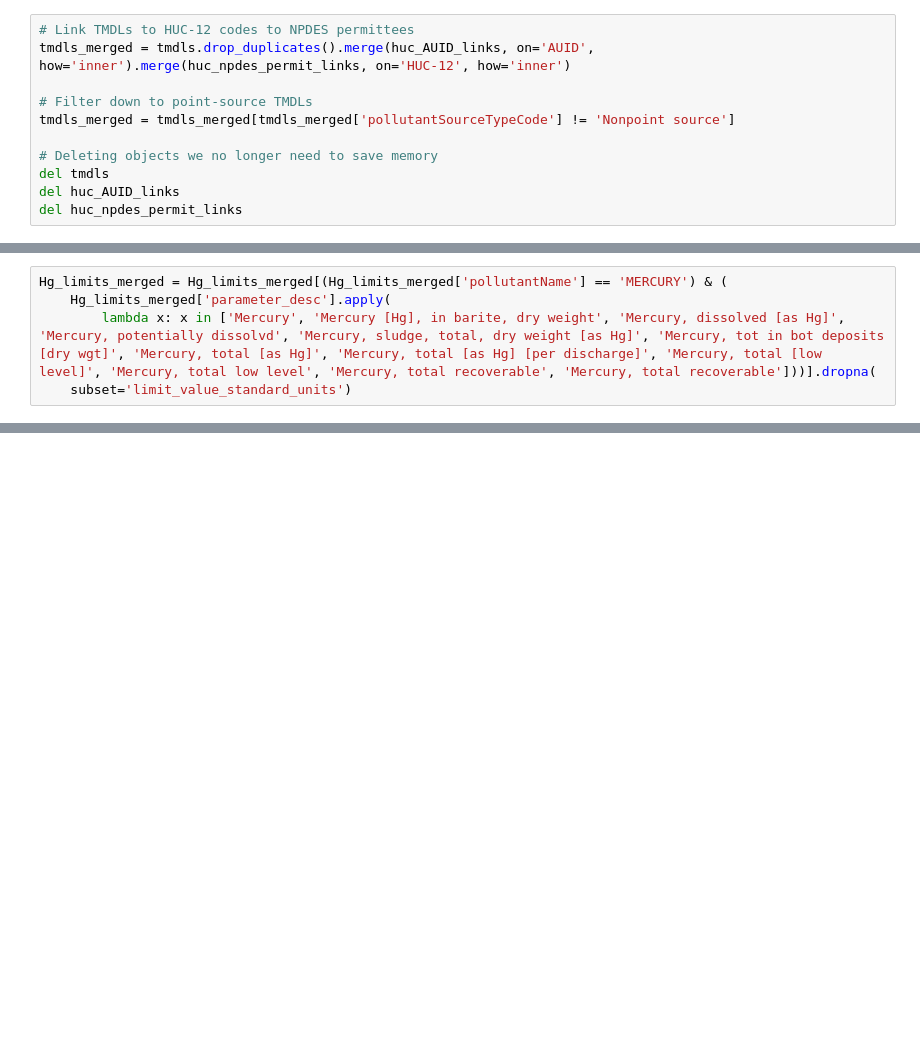
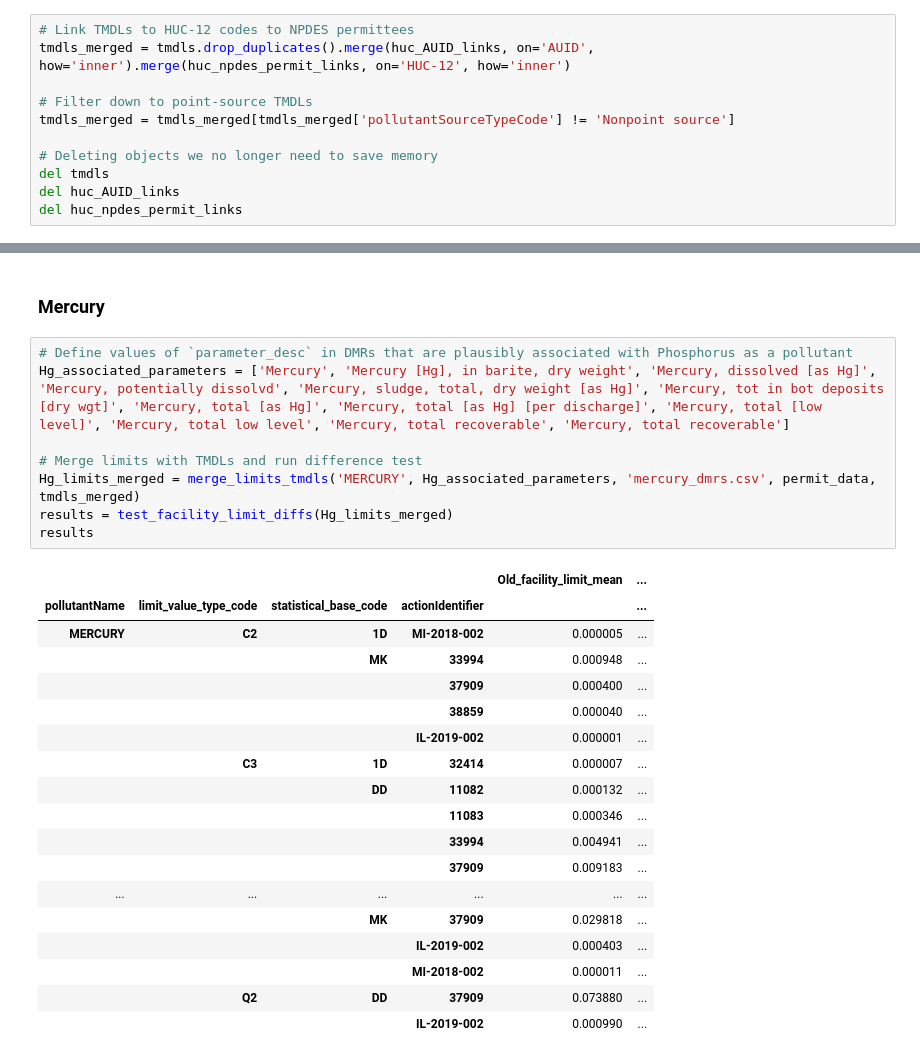
Before and after one commit to reglab/TMDLs_archived, a Jupyter notebook: exploring_grandfathering.ipynb, the cells around one changed output, grey strips where cells are left out. Drawn from its saved outputs; the diff is of its cells as text; blank space fills up the shorter version.

```diff
--- a/exploring_grandfathering.ipynb
+++ b/exploring_grandfathering.ipynb
@@ -295,5 +40,0 @@ Hg_limits_merged['incumbent'] = (Hg_limits_merged['issue_date'] <= Hg_limits_mer
-# %%
-Hg_limits_merged = Hg_limits_merged[(Hg_limits_merged['pollutantName'] == 'MERCURY') & (
-    Hg_limits_merged['parameter_desc'].apply(
-        lambda x: x in ['Mercury', 'Mercury [Hg], in barite, dry weight', 'Mercury, dissolved [as Hg]', 'Mercury, potentially dissolvd', 'Mercury, sludge, total, dry weight [as Hg]', 'Mercury, tot in bot deposits [dry wgt]', 'Mercury, total [as Hg]', 'Mercury, total [as Hg] [per discharge]', 'Mercury, total [low level]', 'Mercury, total low level', 'Mercury, total recoverable', 'Mercury, total recoverable']))].dropna(
-    subset='limit_value_standard_units')
@@ -342,0 +147,29 @@ plt.savefig('grandpa_plot_2.png', dpi=300)
+# %% [markdown]
+### Mercury
+# %%
+# Define values of `parameter_desc` in DMRs that are plausibly associated with Phosphorus as a pollutant
+Hg_associated_parameters = ['Mercury', 'Mercury [Hg], in barite, dry weight', 'Mercury, dissolved [as Hg]', 'Mercury, potentially dissolvd', 'Mercury, sludge, total, dry weight [as Hg]', 'Mercury, tot in bot deposits [dry wgt]', 'Mercury, total [as Hg]', 'Mercury, total [as Hg] [per discharge]', 'Mercury, total [low level]', 'Mercury, total low level', 'Mercury, total recoverable', 'Mercury, total recoverable']
+
+# Merge limits with TMDLs and run difference test
+Hg_limits_merged = merge_limits_tmdls('MERCURY', Hg_associated_parameters, 'mercury_dmrs.csv', permit_data, tmdls_merged)
+results = test_facility_limit_diffs(Hg_limits_merged)
+results
+# %% [output]
+|  |  |  |  | Old_facility_limit_mean | ... |
+| pollutantName | limit_value_type_code | statistical_base_code | actionIdentifier |  | ... |
+| MERCURY | C2 | 1D | MI-2018-002 | 0.000005 | ... |
+|  |  | MK | 33994 | 0.000948 | ... |
+|  |  |  | 37909 | 0.000400 | ... |
+|  |  |  | 38859 | 0.000040 | ... |
+|  |  |  | IL-2019-002 | 0.000001 | ... |
+|  | C3 | 1D | 32414 | 0.000007 | ... |
+|  |  | DD | 11082 | 0.000132 | ... |
+|  |  |  | 11083 | 0.000346 | ... |
+|  |  |  | 33994 | 0.004941 | ... |
+|  |  |  | 37909 | 0.009183 | ... |
+| ... | ... | ... | ... | ... | ... |
+|  |  | MK | 37909 | 0.029818 | ... |
+|  |  |  | IL-2019-002 | 0.000403 | ... |
+|  |  |  | MI-2018-002 | 0.000011 | ... |
+|  | Q2 | DD | 37909 | 0.073880 | ... |
+|  |  |  | IL-2019-002 | 0.000990 | ... |
```
Also changed, not shown: parts of 44 cells of this notebook.
